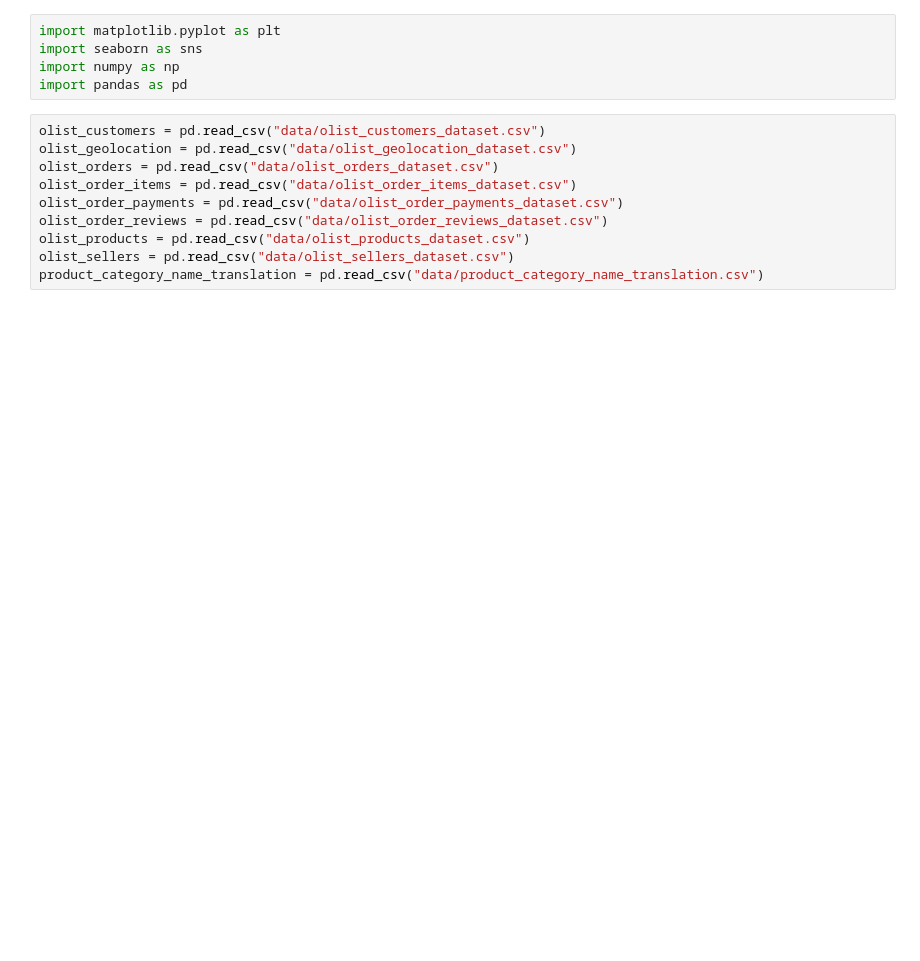
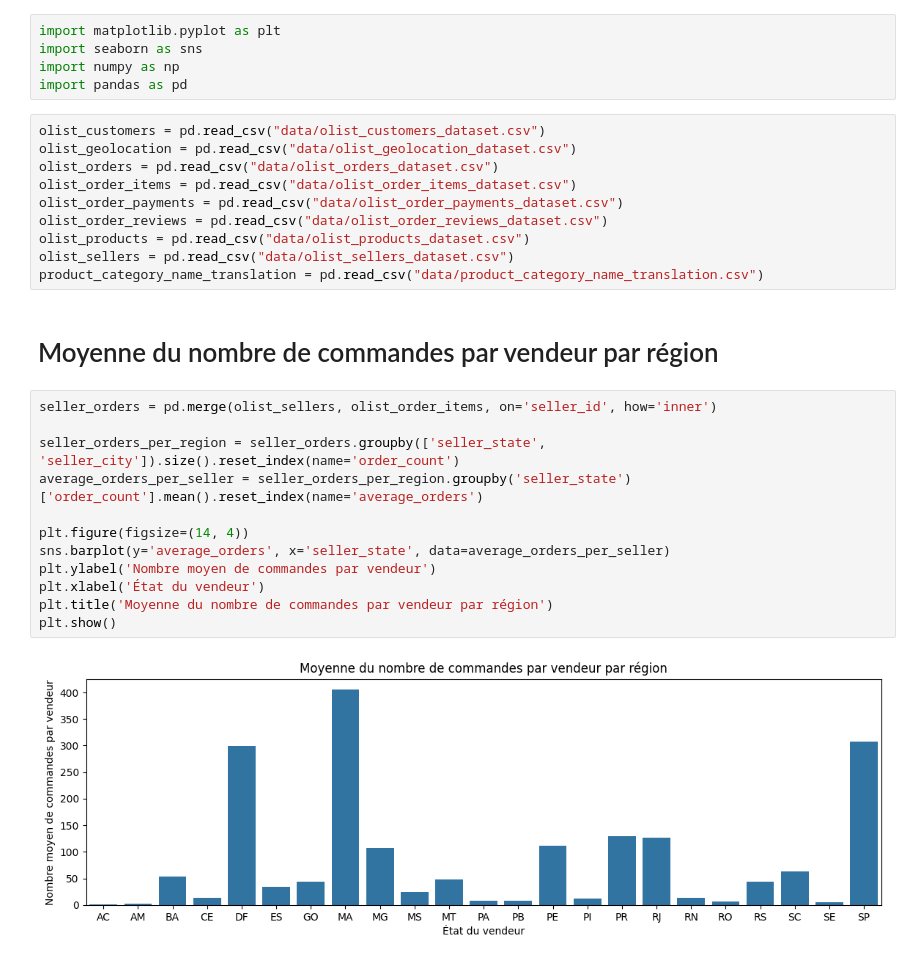
Before and after one commit to PAClement/notebook_dataviz, a Jupyter notebook: project/projet.ipynb, the cells around one changed output. Saved outputs shown, nothing was run; the diff lists cells and outputs as text; blank space fills up the shorter version.

```diff
--- a/project/projet.ipynb
+++ b/project/projet.ipynb
@@ -13,3 +13,19 @@ olist_order_reviews = pd.read_csv("data/olist_order_reviews_dataset.csv")
 olist_products = pd.read_csv("data/olist_products_dataset.csv")
 olist_sellers = pd.read_csv("data/olist_sellers_dataset.csv")
 product_category_name_translation = pd.read_csv("data/product_category_name_translation.csv")
+# %% [markdown]
+# Moyenne du nombre de commandes par vendeur par région
+# %%
+seller_orders = pd.merge(olist_sellers, olist_order_items, on='seller_id', how='inner')
+
+seller_orders_per_region = seller_orders.groupby(['seller_state', 'seller_city']).size().reset_index(name='order_count')
+average_orders_per_seller = seller_orders_per_region.groupby('seller_state')['order_count'].mean().reset_index(name='average_orders')
+
+plt.figure(figsize=(14, 4))
+sns.barplot(y='average_orders', x='seller_state', data=average_orders_per_seller)
+plt.ylabel('Nombre moyen de commandes par vendeur')
+plt.xlabel('État du vendeur')
+plt.title('Moyenne du nombre de commandes par vendeur par région')
+plt.show()
+# %% [output]
+[figure, added]
```
Also changed, not shown: parts of 9 cells of this notebook.
